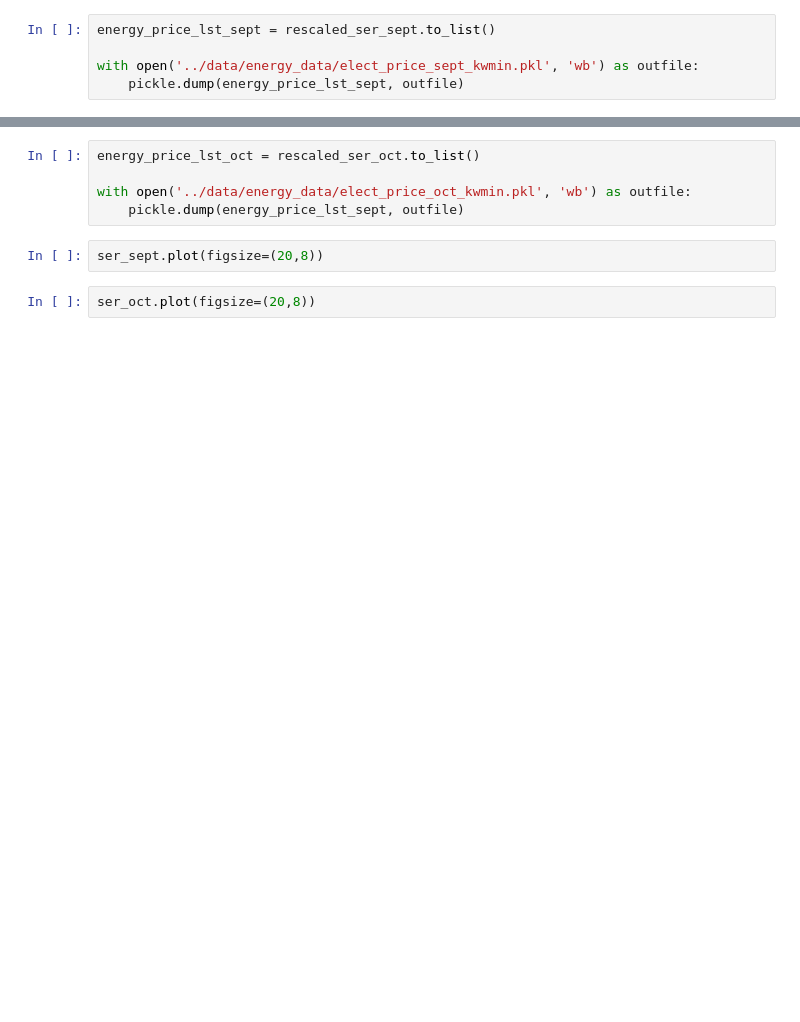
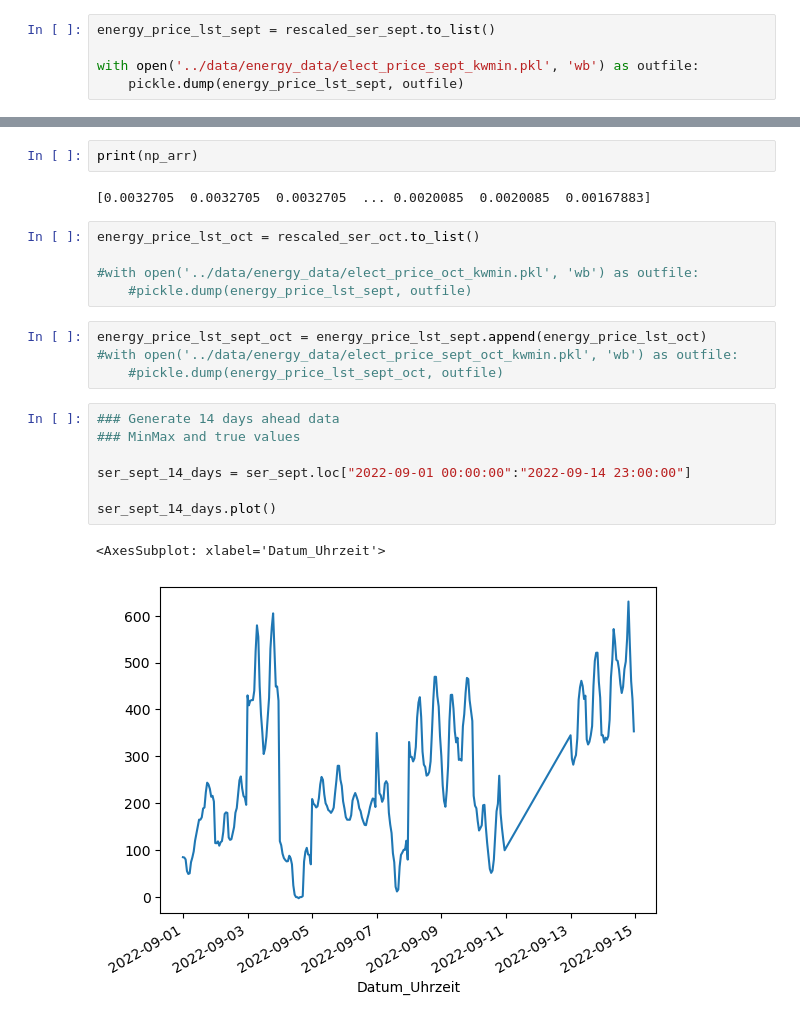
Before and after one commit to hornstrandir/Job-Shop-Scheduling-Problem, a Jupyter notebook: notebooks/energy_price.ipynb, the cells around one changed output, grey strips where cells are left out. Saved outputs shown, nothing was run; the diff lists cells and outputs as text; blank space fills up the shorter version.

```diff
--- a/notebooks/energy_price.ipynb
+++ b/notebooks/energy_price.ipynb
@@ -59,9 +151,23 @@ with open('../data/energy_data/elect_price_sept_kwmin.pkl', 'wb') as outfile:
+# %%
+print(np_arr)
+# %% [output]
+[0.0032705  0.0032705  0.0032705  ... 0.0020085  0.0020085  0.00167883]
 # %%
 energy_price_lst_oct = rescaled_ser_oct.to_list()
 
-with open('../data/energy_data/elect_price_oct_kwmin.pkl', 'wb') as outfile:
-    pickle.dump(energy_price_lst_sept, outfile)
+#with open('../data/energy_data/elect_price_oct_kwmin.pkl', 'wb') as outfile:
+    #pickle.dump(energy_price_lst_sept, outfile)
-# %%
-ser_sept.plot(figsize=(20,8))
-# %%
-ser_oct.plot(figsize=(20,8))
+# %%
+energy_price_lst_sept_oct = energy_price_lst_sept.append(energy_price_lst_oct)
+#with open('../data/energy_data/elect_price_sept_oct_kwmin.pkl', 'wb') as outfile:
+    #pickle.dump(energy_price_lst_sept_oct, outfile)
+# %%
+### Generate 14 days ahead data
+### MinMax and true values
+
+ser_sept_14_days = ser_sept.loc["2022-09-01 00:00:00":"2022-09-14 23:00:00"]
+
+ser_sept_14_days.plot()
+# %% [output]
+<AxesSubplot: xlabel='Datum_Uhrzeit'>
+[figure, added]
```
Also changed, not shown: parts of 19 cells of this notebook, 2 other files.
